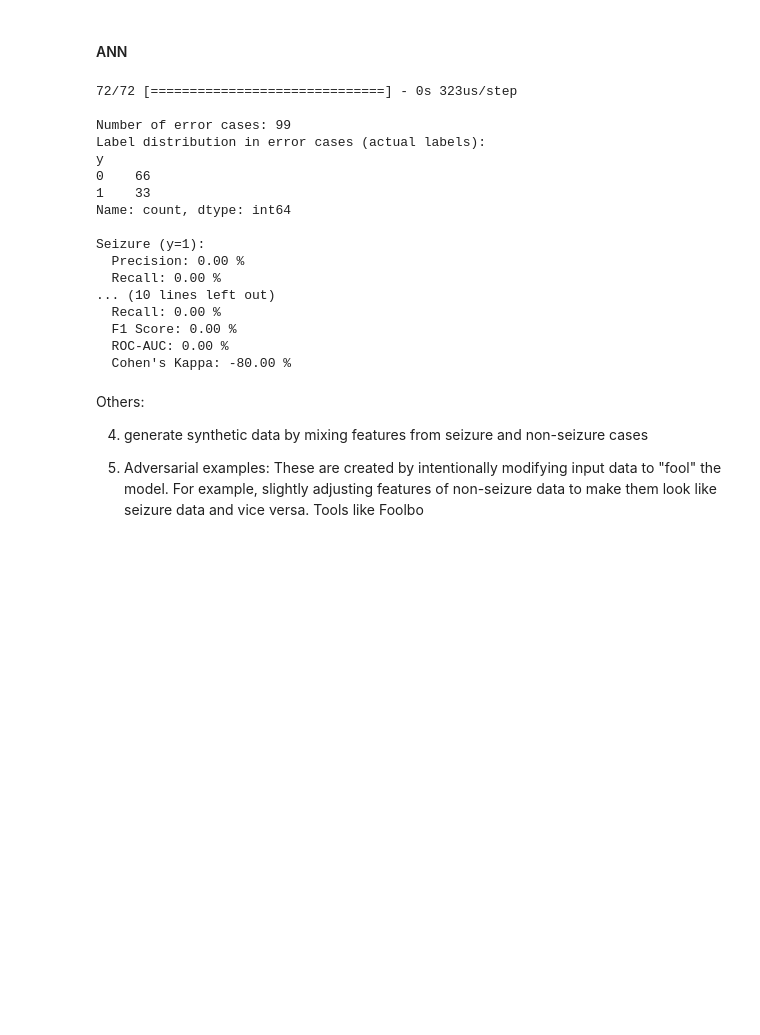
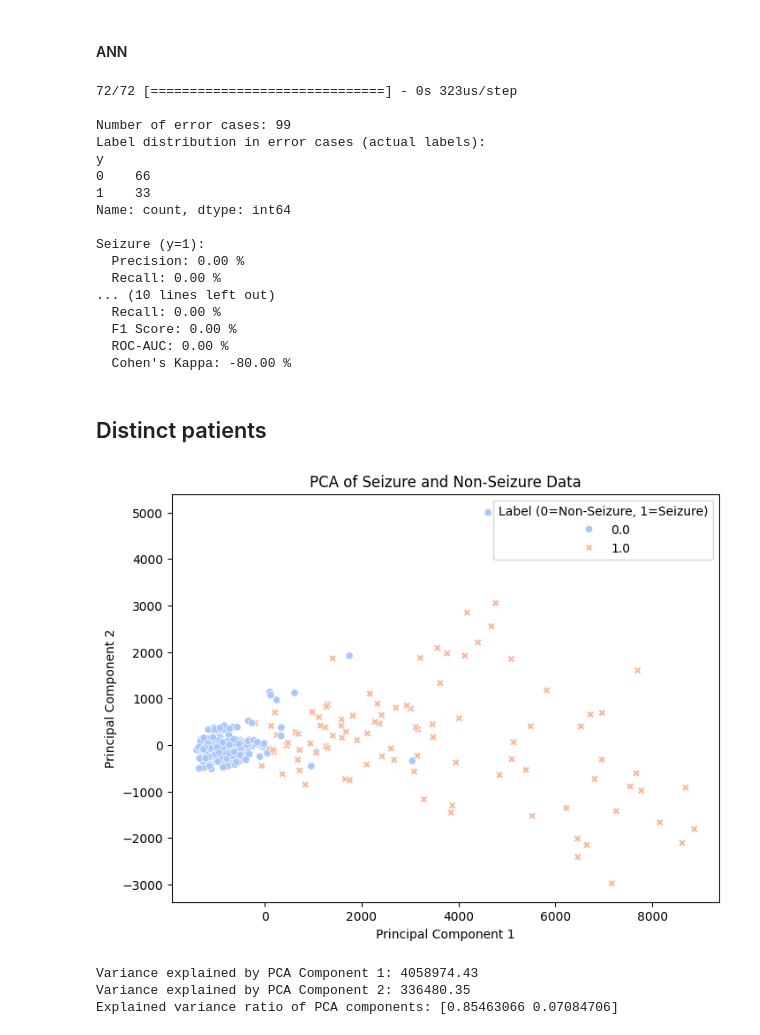
Before and after one commit to Accenture-Northwestern-Capstone/clinical, a Jupyter notebook: clinical_EDA_week4_hard_test_cases.ipynb, the cells around one changed output. Saved outputs shown, nothing was run; the diff lists cells and outputs as text; code cells hidden in the pictures; blank space fills up the shorter version.

```diff
--- a/clinical_EDA_week4_hard_test_cases.ipynb
+++ b/clinical_EDA_week4_hard_test_cases.ipynb
@@ -834,6 +766,62 @@ print(f"Explained variance ratio of PCA components: {explained_variance_ratio}")
-# %% [markdown]
-Others:
-
-4. generate synthetic data by mixing features from seizure and non-seizure cases
-
-5. Adversarial examples: These are created by intentionally modifying input data to "fool" the model. For example, slightly adjusting features of non-seizure data to make them look like seizure data and vice versa. Tools like Foolbo
+# %% [markdown]
+## Distinct patients
+# %%
+import pandas as pd
+from scipy.stats import skew, kurtosis
+from sklearn.decomposition import PCA
+import matplotlib.pyplot as plt
+import seaborn as sns
+
+# Step 1: Extract statistical features for each second (row) in the DataFrame
+# Assuming df has columns from 'X1' to 'X178', and 'pid' and 'y' as participant and label respectively
+statistical_features = df.loc[:, 'X1':'X178'].agg(['min', 'max', 'median', 'mean', 'std', 'skew', 'kurtosis'], axis=1)
+
+# Step 2: Add 'pid' and 'y' columns to the statistical features DataFrame
+df_with_stats = pd.concat([df[['pid', 'y']].reset_index(drop=True), statistical_features.reset_index(drop=True)], axis=1)
+
+# Step 3: Group by 'pid' to combine all 23 seconds of data for each participant into one row
+# We will concatenate 7 features for each of the 23 seconds, resulting in 161 features per participant
+def concatenate_features(group):
+    # Concatenate features for all seconds into one list
+    combined_features = group.iloc[:, 2:].values.flatten()  # Exclude 'pid' and 'y'
+    pid = group['pid'].iloc[0]
+    label = group['y'].iloc[0]  # The label should be the same for all rows of the same pid
+    return pd.Series(np.concatenate([combined_features, [label]]))
+
+# Apply the concatenation for each participant (pid)
+combined_df = df_with_stats.groupby('pid').apply(concatenate_features)
+
+# Rename columns to reflect the new feature structure
+feature_columns = [f'feature_{i+1}' for i in range(combined_df.shape[1] - 2)]  # Feature columns
+combined_df.columns = feature_columns + ['pid', 'label']  # Adding 'pid' and 'label'
+
+# Step 4: Perform PCA to reduce 161 features to 2 features
+X = combined_df.iloc[:, :-2].values  # All feature columns
+y = combined_df['label'].values  # Labels (non-seizure/seizure)
+
+pca = PCA(n_components=2)
+X_pca = pca.fit_transform(X)
+
+# Step 5: Visualize the 2 features with different colors for labels
+plt.figure(figsize=(8, 6))
+sns.scatterplot(x=X_pca[:, 0], y=X_pca[:, 1], hue=y, palette='coolwarm', style=y)
+plt.title('PCA of Seizure and Non-Seizure Data')
+plt.xlabel('Principal Component 1')
+plt.ylabel('Principal Component 2')
+plt.legend(title='Label (0=Non-Seizure, 1=Seizure)')
+plt.show()
+
+# Step 6: Quantitative metrics on variation
+# Calculating variance between individuals
+variance = np.var(X_pca, axis=0)
+print(f"Variance explained by PCA Component 1: {variance[0]:.2f}")
+print(f"Variance explained by PCA Component 2: {variance[1]:.2f}")
+
+# Optional: Print explained variance ratio from PCA
+explained_variance_ratio = pca.explained_variance_ratio_
+print(f"Explained variance ratio of PCA components: {explained_variance_ratio}")
+# %% [output]
+[figure, added]
+Variance explained by PCA Component 1: 4058974.43
+Variance explained by PCA Component 2: 336480.35
+Explained variance ratio of PCA components: [0.85463066 0.07084706]
```
Also changed, not shown: parts of 3 cells of this notebook.
